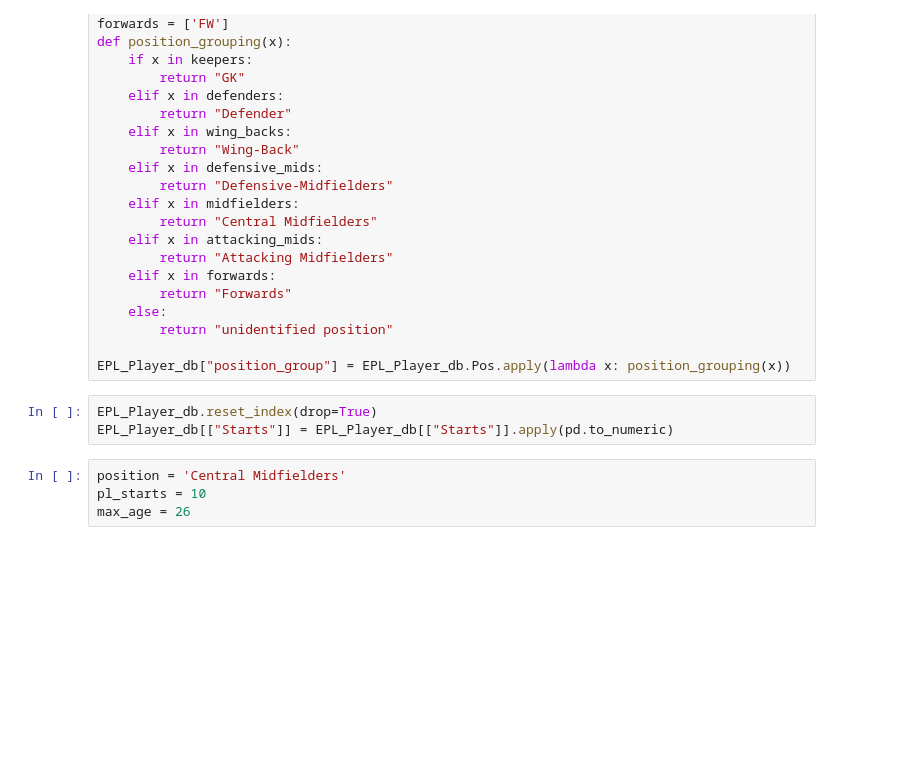
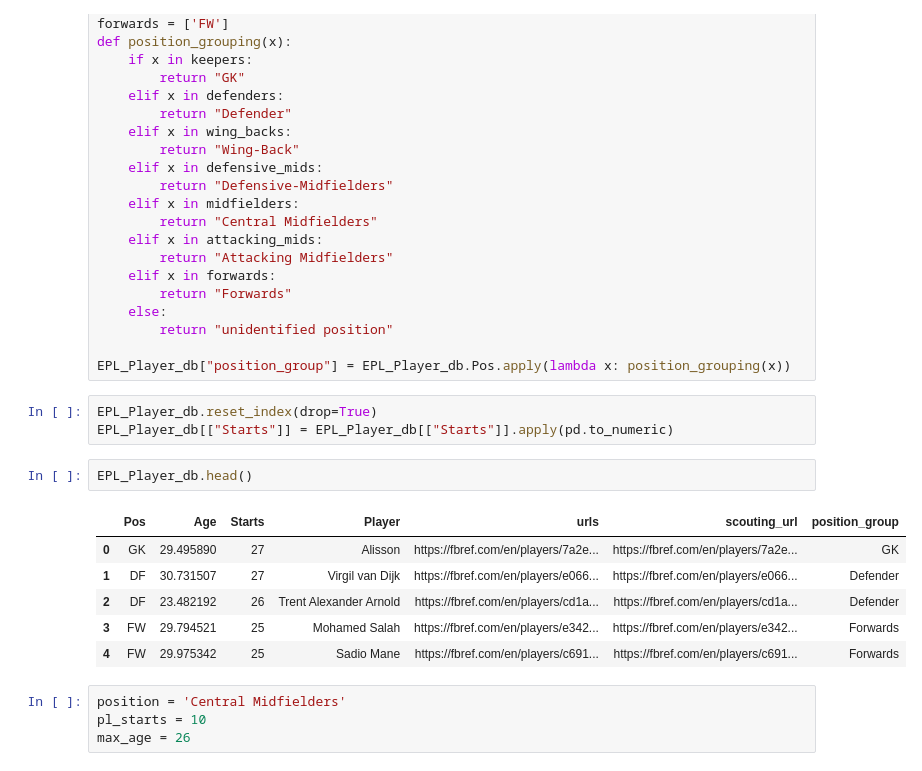
Before and after one commit to steveaq/Webs-Scraping-for-Fooball-Data-, a Jupyter notebook: FBREF - Building a Proxy Database.ipynb, the cells around one changed output. Cells and saved outputs as stored; diff of their text form; blank space fills up the shorter version.

```diff
--- a/FBREF - Building a Proxy Database.ipynb
+++ b/FBREF - Building a Proxy Database.ipynb
@@ -198,6 +252,15 @@ EPL_Player_db["position_group"] = EPL_Player_db.Pos.apply(lambda x: position_gro
 # %%
 EPL_Player_db.reset_index(drop=True)
 EPL_Player_db[["Starts"]] = EPL_Player_db[["Starts"]].apply(pd.to_numeric)
+# %%
+EPL_Player_db.head()
+# %% [output]
+|  | Pos | Age | Starts | Player | urls | scouting_url | position_group |
+| 0 | GK | 29.495890 | 27 | Alisson | https://fbref.com/en/players/7a2e... | https://fbref.com/en/players/7a2e... | GK |
+| 1 | DF | 30.731507 | 27 | Virgil van Dijk | https://fbref.com/en/players/e066... | https://fbref.com/en/players/e066... | Defender |
+| 2 | DF | 23.482192 | 26 | Trent Alexander Arnold | https://fbref.com/en/players/cd1a... | https://fbref.com/en/players/cd1a... | Defender |
+| 3 | FW | 29.794521 | 25 | Mohamed Salah | https://fbref.com/en/players/e342... | https://fbref.com/en/players/e342... | Forwards |
+| 4 | FW | 29.975342 | 25 | Sadio Mane | https://fbref.com/en/players/c691... | https://fbref.com/en/players/c691... | Forwards |
 # %%
 position = 'Central Midfielders'
 pl_starts = 10
```
Also changed, not shown: parts of 13 cells of this notebook.
